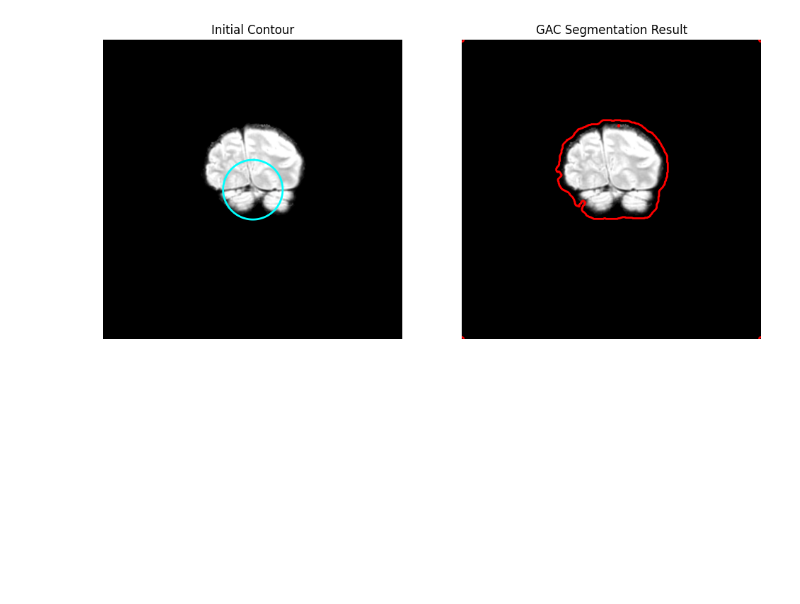
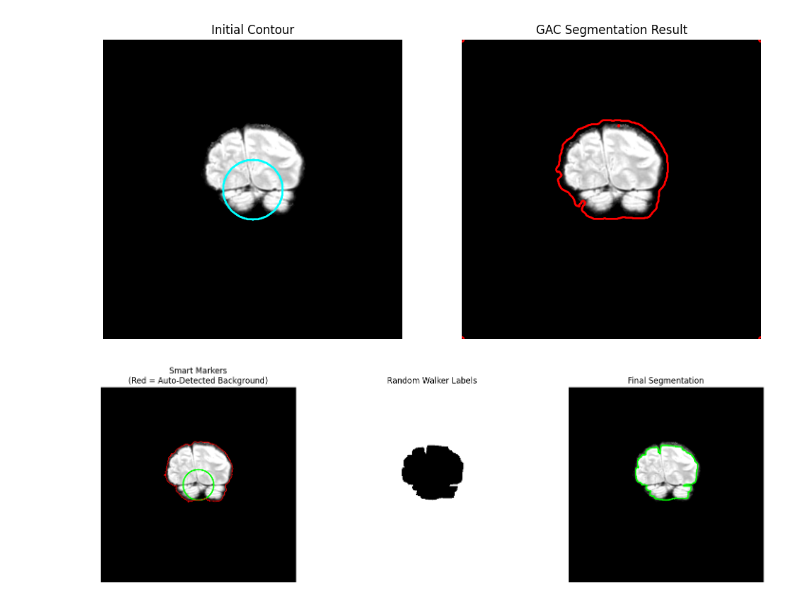
Before and after one commit to M-Shreya/Image_Segmentation, a Jupyter notebook: Inference.ipynb, the cells around one changed output. Cells and saved outputs as stored; diff of their text form; code cells hidden in the pictures; blank space fills up the shorter version.

```diff
--- a/Inference.ipynb
+++ b/Inference.ipynb
@@ -130,6 +131,66 @@ ax2.axis('off')
 plt.show()
 # %% [output]
 [figure]
+# %%
+#---------- Random Walker --------------
+
+import numpy as np
+import matplotlib.pyplot as plt
+from skimage.segmentation import random_walker
+from skimage import img_as_float
+from skimage.color import rgb2gray
+from skimage.filters import threshold_otsu
+
+
+image = img_as_float(mri_slice_float)
+if image.ndim == 3:
+    image = rgb2gray(image)
+image = (image - image.min()) / (image.max() - image.min())
+
+
+markers = np.zeros(image.shape, dtype=np.uint)
+h, w = image.shape
+
+center_y, center_x = h // 2, w // 2
+radius = int(min(h, w) * 0.08)
+Y, X = np.ogrid[:h, :w]
+mask_inner = (X - center_x)**2 + (Y - center_y)**2 <= radius**2
+markers[mask_inner] = 1
+
+dark_threshold = 0.05
+mask_background = image < dark_threshold
+
+
+mask_background = np.logical_and(mask_background, ~mask_inner)
+markers[mask_background] = 2
+
+
+labels = random_walker(image, markers, beta=1000, mode='bf')
+
+# ---------------- Visualization ----------------
+
+fig, (ax1, ax2, ax3) = plt.subplots(1, 3, figsize=(18, 6))
+
+ax1.imshow(image, cmap='gray')
+ax1.contour(markers == 1, colors='lime', linewidths=2)
+ax1.contour(markers == 2, colors='red', linewidths=1)
+ax1.set_title("Smart Markers\n(Red = Auto-Detected Background)")
+ax1.axis('off')
+
+
+ax2.imshow(labels, cmap='gray')
+ax2.set_title("Random Walker Labels")
+ax2.axis('off')
+
+ax3.imshow(image, cmap='gray')
+
+ax3.contour(labels == 1, colors='lime', linewidths=2)
+ax3.set_title("Final Segmentation")
+ax3.axis('off')
+
+plt.show()
+# %% [output]
+[figure, added]
 # %%
 # ---------------- Chan–Vese Region-Based Segmentation ----------------
 
```
Also changed, not shown: parts of 8 cells of this notebook.
